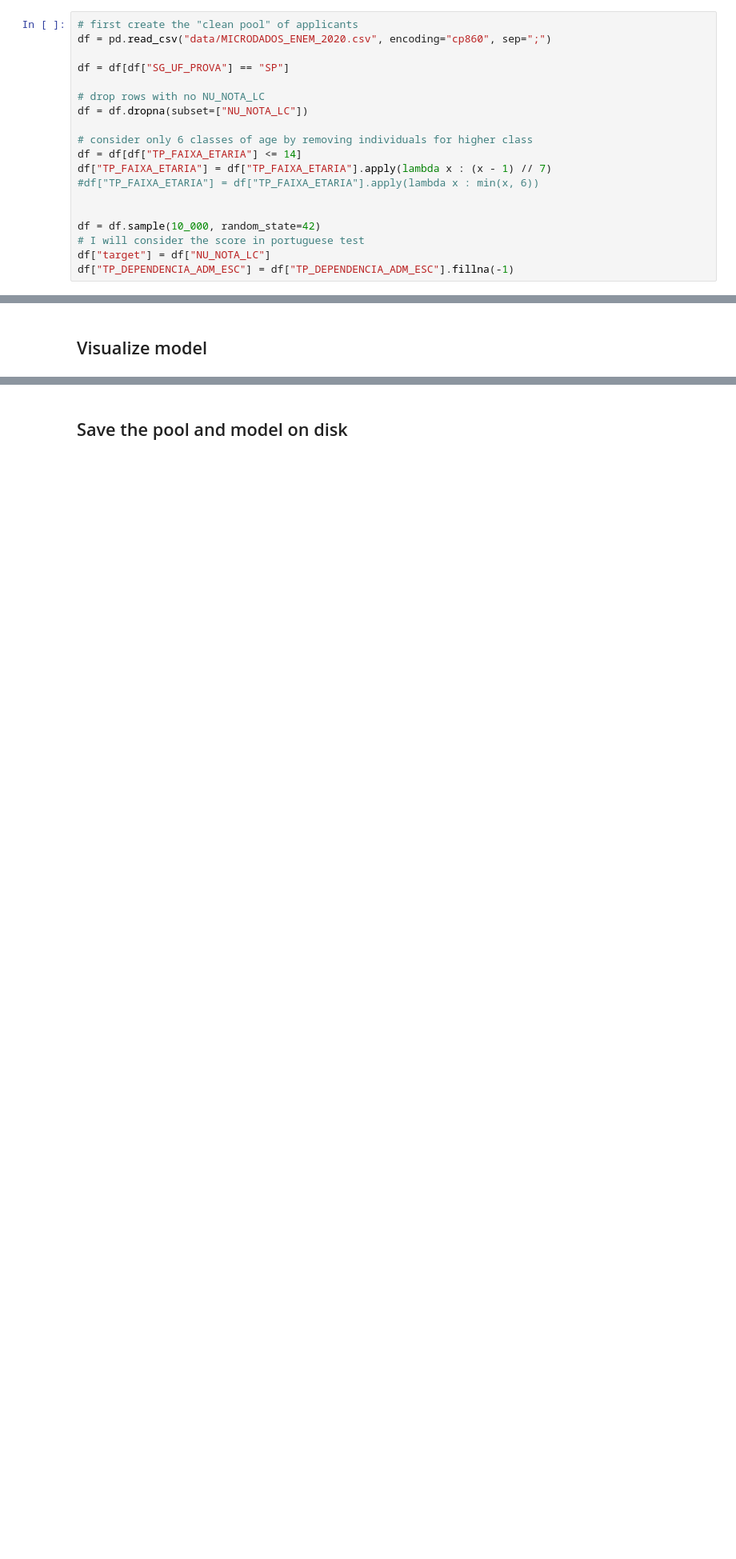
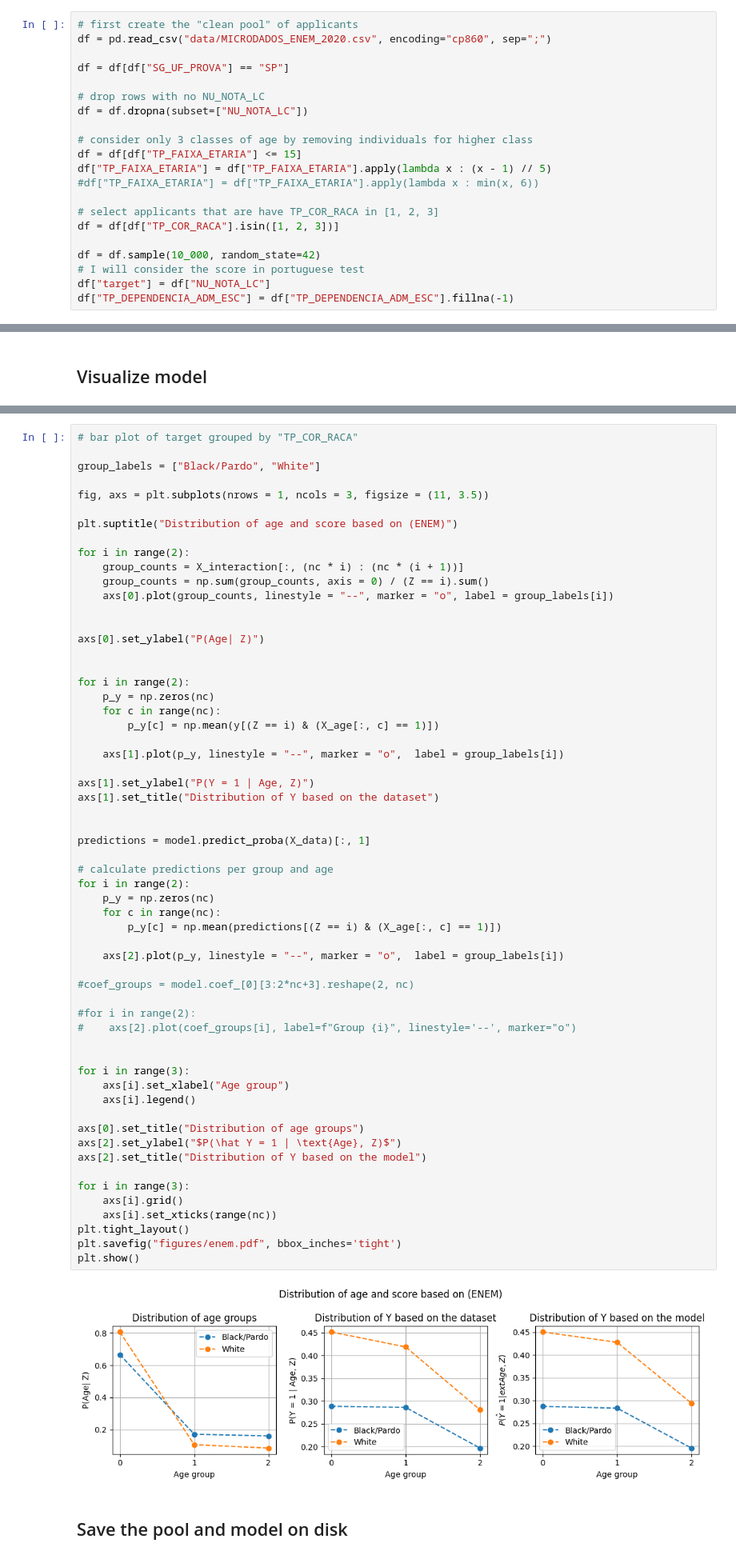
Before and after one commit to hiaac-finance/sellf, a Jupyter notebook: lending_experiment/enem.ipynb, the cells around one changed output, grey strips where cells are left out. Shown: that part at 80% size. Cells and saved outputs as stored; diff of their text form; blank space fills up the shorter version.

Commit message:
feat: improved fico and enem plots

```diff
--- a/lending_experiment/enem.ipynb
+++ b/lending_experiment/enem.ipynb
@@ -21,11 +21,13 @@ df = df[df["SG_UF_PROVA"] == "SP"]
 # drop rows with no NU_NOTA_LC
 df = df.dropna(subset=["NU_NOTA_LC"])
 
-# consider only 6 classes of age by removing individuals for higher class
-df = df[df["TP_FAIXA_ETARIA"] <= 14]
-df["TP_FAIXA_ETARIA"] = df["TP_FAIXA_ETARIA"].apply(lambda x : (x - 1) // 7)
+# consider only 3 classes of age by removing individuals for higher class
+df = df[df["TP_FAIXA_ETARIA"] <= 15]
+df["TP_FAIXA_ETARIA"] = df["TP_FAIXA_ETARIA"].apply(lambda x : (x - 1) // 5)
 #df["TP_FAIXA_ETARIA"] = df["TP_FAIXA_ETARIA"].apply(lambda x : min(x, 6))
 
+# select applicants that are have TP_COR_RACA in [1, 2, 3]
+df = df[df["TP_COR_RACA"].isin([1, 2, 3])]
 
 df = df.sample(10_000, random_state=42)
 # I will consider the score in portuguese test
@@ -221,3 +158,64 @@ plt.show()
+# %%
+# bar plot of target grouped by "TP_COR_RACA"
+
+group_labels = ["Black/Pardo", "White"]
+
+fig, axs = plt.subplots(nrows = 1, ncols = 3, figsize = (11, 3.5))
+
+plt.suptitle("Distribution of age and score based on (ENEM)")
+
+for i in range(2):
+    group_counts = X_interaction[:, (nc * i) : (nc * (i + 1))]
+    group_counts = np.sum(group_counts, axis = 0) / (Z == i).sum()
+    axs[0].plot(group_counts, linestyle = "--", marker = "o", label = group_labels[i])
+
+
+axs[0].set_ylabel("P(Age| Z)")
+
+
+for i in range(2):
+    p_y = np.zeros(nc)
+    for c in range(nc):
+        p_y[c] = np.mean(y[(Z == i) & (X_age[:, c] == 1)])
+
+    axs[1].plot(p_y, linestyle = "--", marker = "o",  label = group_labels[i])
+
+axs[1].set_ylabel("P(Y = 1 | Age, Z)")
+axs[1].set_title("Distribution of Y based on the dataset")
+
+
+predictions = model.predict_proba(X_data)[:, 1]
+
+# calculate predictions per group and age
+for i in range(2):
+    p_y = np.zeros(nc)
+    for c in range(nc):
+        p_y[c] = np.mean(predictions[(Z == i) & (X_age[:, c] == 1)])
+
+    axs[2].plot(p_y, linestyle = "--", marker = "o",  label = group_labels[i])
+
+#coef_groups = model.coef_[0][3:2*nc+3].reshape(2, nc)
+
+#for i in range(2):
+#    axs[2].plot(coef_groups[i], label=f"Group {i}", linestyle='--', marker="o")
+
+
+for i in range(3):
+    axs[i].set_xlabel("Age group")
+    axs[i].legend()
+
+axs[0].set_title("Distribution of age groups")
+axs[2].set_ylabel("$P(\hat Y = 1 | \text{Age}, Z)$")
+axs[2].set_title("Distribution of Y based on the model")
+
+for i in range(3):
+    axs[i].grid()
+    axs[i].set_xticks(range(nc))
+plt.tight_layout()
+plt.savefig("figures/enem.pdf", bbox_inches='tight')
+plt.show()
+# %% [output]
+[figure, added]
 # %% [markdown]
 ## Save the pool and model on disk
 # %%
```
Also changed, not shown: parts of 6 cells of this notebook, 1 other file.
